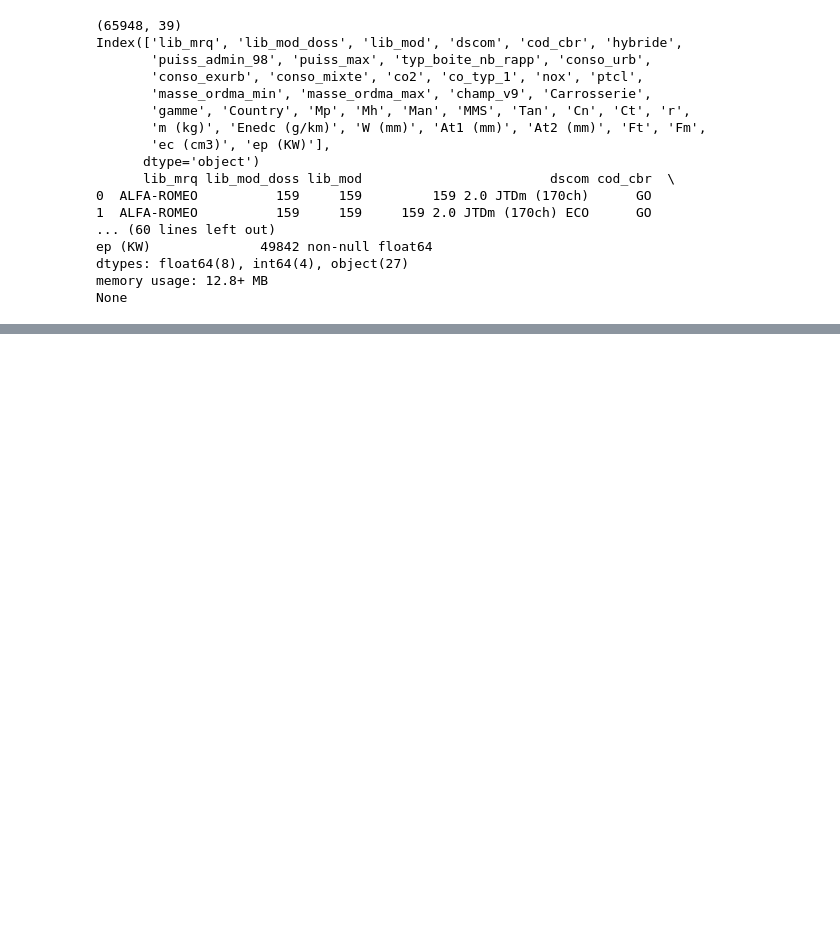
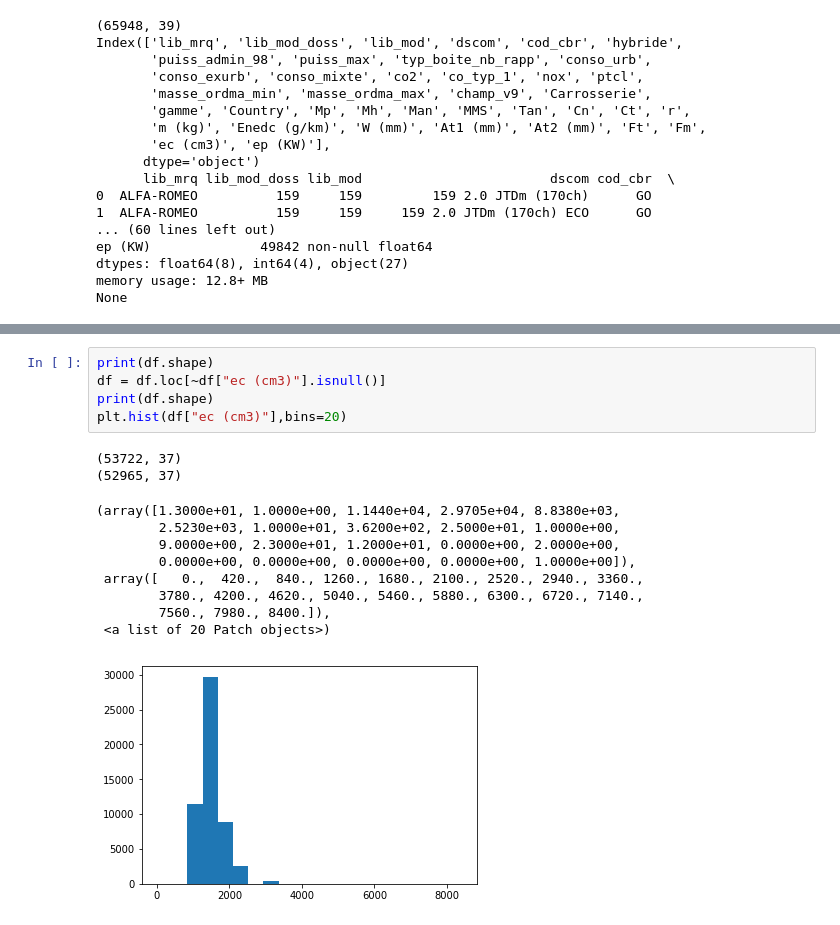
Before and after one commit to DataScientest-Studio/dec24_bds_co2, a Jupyter notebook: notebooks/4.0-ugo-merge.ipynb, the cells around one changed output, grey strips where cells are left out. Cells and saved outputs as stored; diff of their text form; blank space fills up the shorter version.

```diff
--- a/notebooks/4.0-ugo-merge.ipynb
+++ b/notebooks/4.0-ugo-merge.ipynb
@@ -31,0 +168,17 @@ None
+# %%
+print(df.shape)
+df = df.loc[~df["ec (cm3)"].isnull()]
+print(df.shape)
+plt.hist(df["ec (cm3)"],bins=20)
+# %% [output]
+(53722, 37)
+(52965, 37)
+(array([1.3000e+01, 1.0000e+00, 1.1440e+04, 2.9705e+04, 8.8380e+03,
+        2.5230e+03, 1.0000e+01, 3.6200e+02, 2.5000e+01, 1.0000e+00,
+        9.0000e+00, 2.3000e+01, 1.2000e+01, 0.0000e+00, 2.0000e+00,
+        0.0000e+00, 0.0000e+00, 0.0000e+00, 0.0000e+00, 1.0000e+00]),
+ array([   0.,  420.,  840., 1260., 1680., 2100., 2520., 2940., 3360.,
+        3780., 4200., 4620., 5040., 5460., 5880., 6300., 6720., 7140.,
+        7560., 7980., 8400.]),
+ <a list of 20 Patch objects>)
+[figure, added]
```
Also changed, not shown: parts of 129 cells of this notebook.
